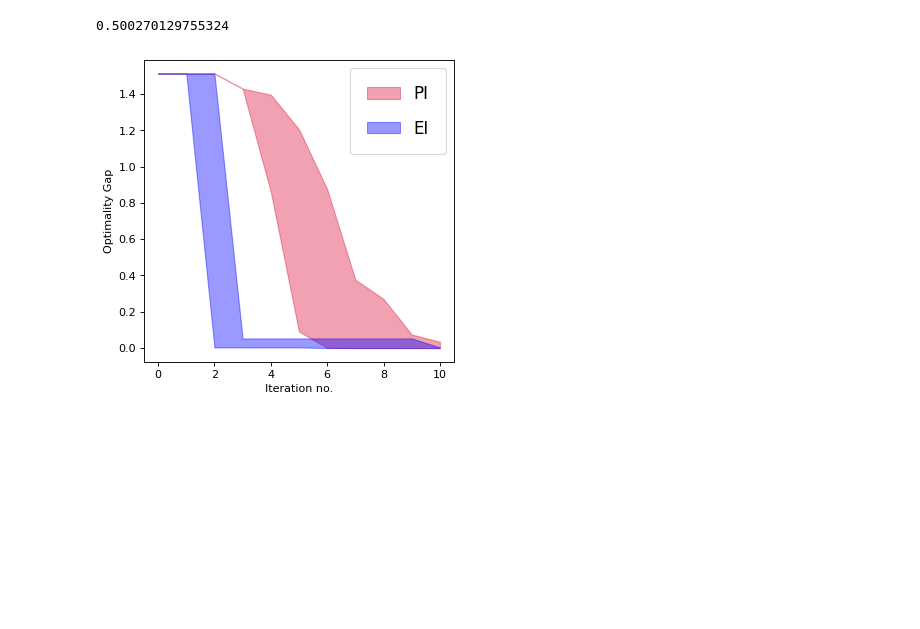
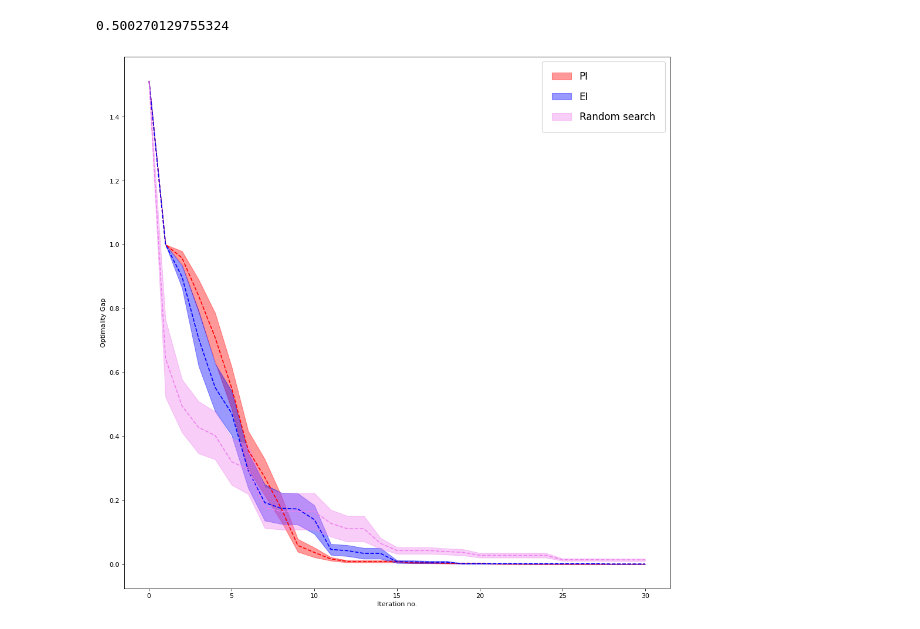
Before and after one commit to vaithak/pygpbo, a Jupyter notebook: practice-notebooks/BO.ipynb, the cells around one changed output. Cells and saved outputs as stored; diff of their text form; code cells hidden in the pictures; blank space fills up the shorter version.

```diff
--- a/practice-notebooks/BO.ipynb
+++ b/practice-notebooks/BO.ipynb
@@ -70,12 +69,12 @@ def next_acquisition_point(X_t,gpr,e,trials,acq_func):
 ## Using BO for function optimisation
 def get_optimum(acq_func,runs=50):
   best_val = 0.500270129755324
-  iters = 10
+  iters = 30
   dp = np.zeros((runs,iters+1))
 
   for run in range(runs):
-
-    kernel = ConstantKernel(1.0) * Matern(length_scale=1.0, nu=2.5)
+    kernel = ConstantKernel(1.0) * WhiteKernel() + ConstantKernel(1.0) * RBF() + 1.0 * ExpSineSquared()
+    # kernel = ConstantKernel(1.0) * Matern(length_scale=1.0, nu=2.5)
     gpr = GaussianProcessRegressor(kernel=kernel, alpha=0)
     X_t = np.array([[-0.9]])
     y_t = function(X_t)
@@ -84,21 +83,20 @@ def get_optimum(acq_func,runs=50):
     for i in range(1,iters+1):
       gpr.fit(X_t,y_t)
 
-      X_next = next_acquisition_point(X_t,gpr,0.01,10,acq_func)
+      X_next = next_acquisition_point(X_t,gpr,0.001,10,acq_func)
       y_next = function(X_next)
 
       X_t = np.concatenate((X_t,X_next),axis=0)
       y_t = np.concatenate((y_t,y_next),axis=0)
 
-      if runs==1:
-        print(X_t)
-        print(y_t)
       if best_val-y_t[i,0] < optimality_gap:
         optimality_gap = best_val-y_t[i,0]
 
       dp[run,i] = optimality_gap
-
+    if runs==1:
+        print(X_t)
+        print(y_t)
   return dp
 
-dp_PI = get_optimum(PI)
-dp_EI = get_optimum(EI)
+dp_PI = get_optimum(PI,10)
+dp_EI = get_optimum(EI,10)
@@ -105,35 +129,64 @@ dp_EI = get_optimum(EI)
 # %%
 ## plot showing optimality gap between max value obtained in each iteration and best value that can be obtained in the bound for two different aquisition functions - PI and EI.
-x = range(11)
+x = range(31)
 y = []
 y1 = []
 y2 = []
-for i in range(11):
+for i in range(31):
   mean = np.mean(dp_PI[:,i])
+  std = np.std(dp_PI[:,i])
   dev_up = np.max(dp_PI[:,i])
   dev_down = np.min(dp_PI[:,i])
   y.append(mean)
-  y1.append(dev_up)
-  y2.append(dev_down)
-fig = plt.figure(num=1, figsize=(5, 5), dpi=80, facecolor='w', edgecolor='k')
+  y1.append(mean-std/4)
+  y2.append(mean+std/4)
+  # y1.append(dev_up)
+  # y2.append(dev_down)
+fig = plt.figure(num=1, figsize=(15, 15), dpi=80, facecolor='w', edgecolor='k')
 ax = fig.add_subplot(111)
-ax.fill_between(x, y1, y2, color="crimson", alpha=0.4,label='PI')
-x = range(11)
+ax.fill_between(x, y1, y2, color="red", alpha=0.4,label='PI')
+ax.plot(x,y,'--',color='red')
+x = range(31)
 y = []
 y1 = []
 y2 = []
-for i in range(11):
+for i in range(31):
   mean = np.mean(dp_EI[:,i])
+  std = np.std(dp_EI[:,i])
   dev_up = np.max(dp_EI[:,i])
   dev_down = np.min(dp_EI[:,i])
   y.append(mean)
-  y1.append(dev_up)
-  y2.append(dev_down)
+  y1.append(mean-std/4)
+  y2.append(mean+std/4)
 
 ax.fill_between(x, y1, y2, color="blue", alpha=0.4,label = 'EI')
+ax.plot(x,y,'--',color='blue')
 ax.legend(loc='upper right', borderpad=1, labelspacing=1,prop={'size':15})
 ax.set_ylabel("Optimality Gap")
 ax.set_xlabel("Iteration no.")
+
+x = range(31)
+y = []
+y1 = []
+y2 = []
+for i in range(31):
+  mean = np.mean(dp_random[:,i])
+  std = np.std(dp_random[:,i])
+  dev_up = np.max(dp_random[:,i])
+  dev_down = np.min(dp_random[:,i])
+  y.append(mean)
+  y1.append(mean-std/4)
+  y2.append(mean+std/4)
+
+ax.fill_between(x, y1, y2, color="violet", alpha=0.4,label = 'Random search')
+ax.plot(x,y,'--',color='violet')
+ax.legend(loc='upper right', borderpad=1, labelspacing=1,prop={'size':15})
+ax.set_ylabel("Optimality Gap")
+ax.set_xlabel("Iteration no.")
+
+
+##
+
 plt.show(1)
 # %% [output]
-[figure, old version]
+[figure, new version]
```
Also changed, not shown: parts of 3 cells of this notebook.
